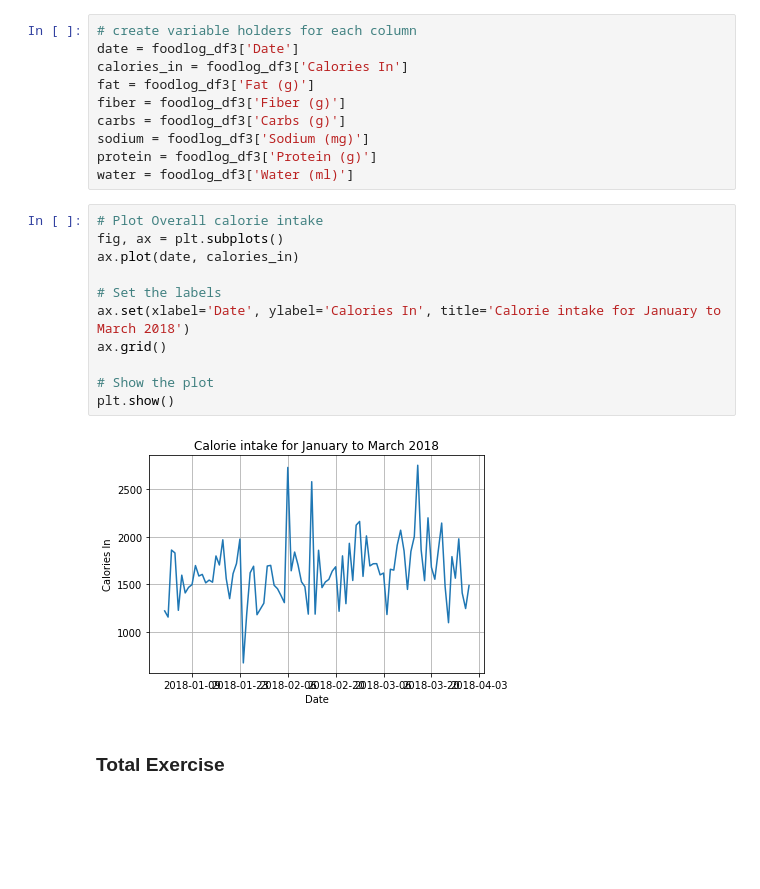
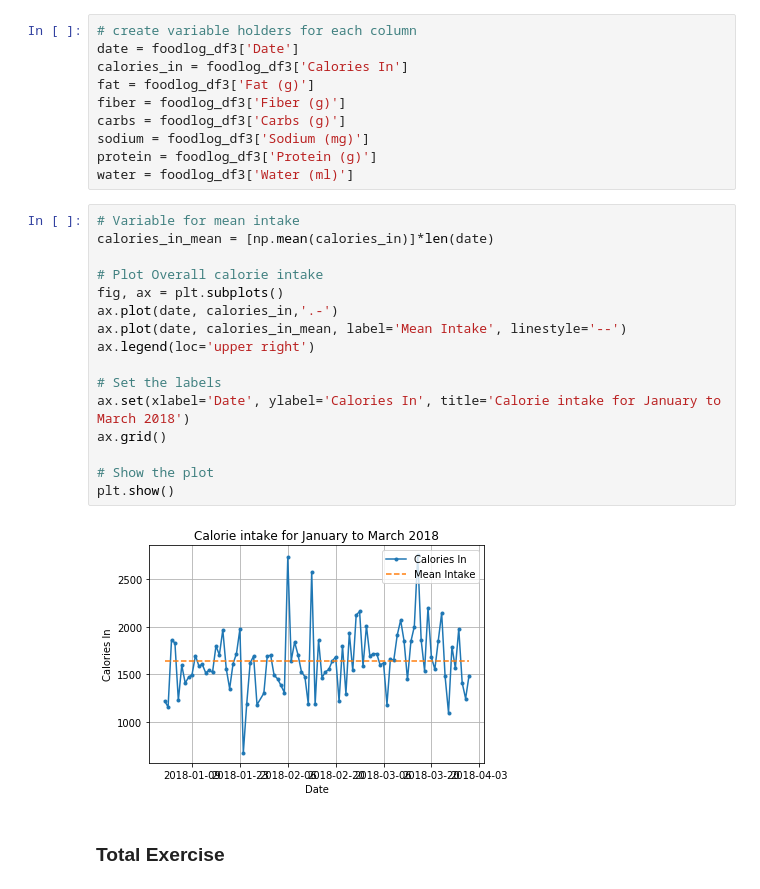
Before and after one commit to willvelida/mydata, a Jupyter notebook: jupyter notebooks/My Data Analysis Jan-Mar 2018.ipynb, the cells around one changed output. Cells and saved outputs as stored; diff of their text form; blank space fills up the shorter version.

Commit message:
Adding mean line to calorie intake vs date plot

```diff
--- a/jupyter notebooks/My Data Analysis Jan-Mar 2018.ipynb
+++ b/jupyter notebooks/My Data Analysis Jan-Mar 2018.ipynb
@@ -131,18 +131,23 @@ sodium = foodlog_df3['Sodium (mg)']
 protein = foodlog_df3['Protein (g)']
 water = foodlog_df3['Water (ml)']
 # %%
+# Variable for mean intake
+calories_in_mean = [np.mean(calories_in)]*len(date)
+
 # Plot Overall calorie intake
 fig, ax = plt.subplots()
-ax.plot(date, calories_in)
+ax.plot(date, calories_in,'.-')
+ax.plot(date, calories_in_mean, label='Mean Intake', linestyle='--')
+ax.legend(loc='upper right')
 
 # Set the labels
 ax.set(xlabel='Date', ylabel='Calories In', title='Calorie intake for January to March 2018')
 ax.grid()
 
 # Show the plot
 plt.show()
 # %% [output]
-[figure, old version]
+[figure, new version]
 # %% [markdown]
 ### Total Exercise
 # %%
```
Also changed, not shown: parts of 3 cells of this notebook.
